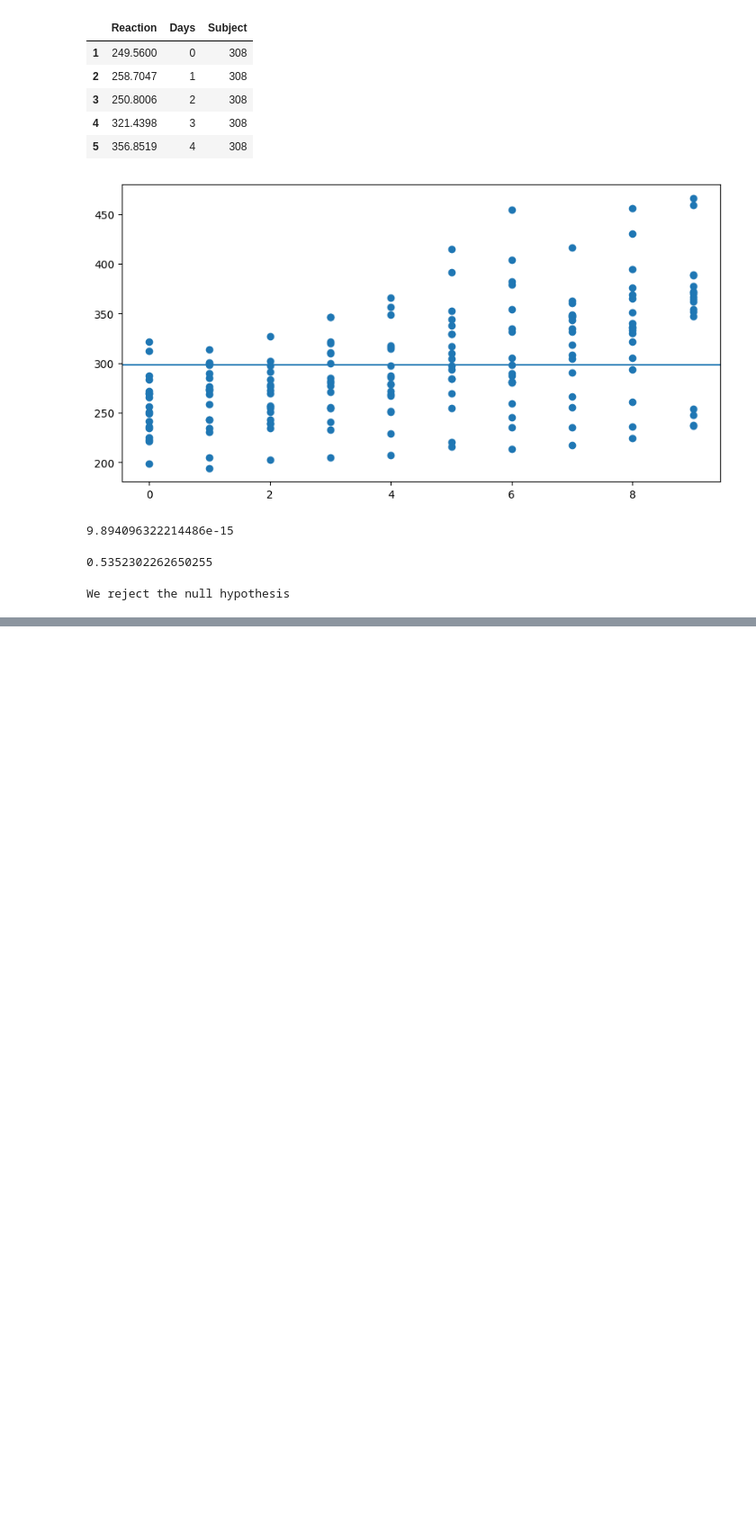
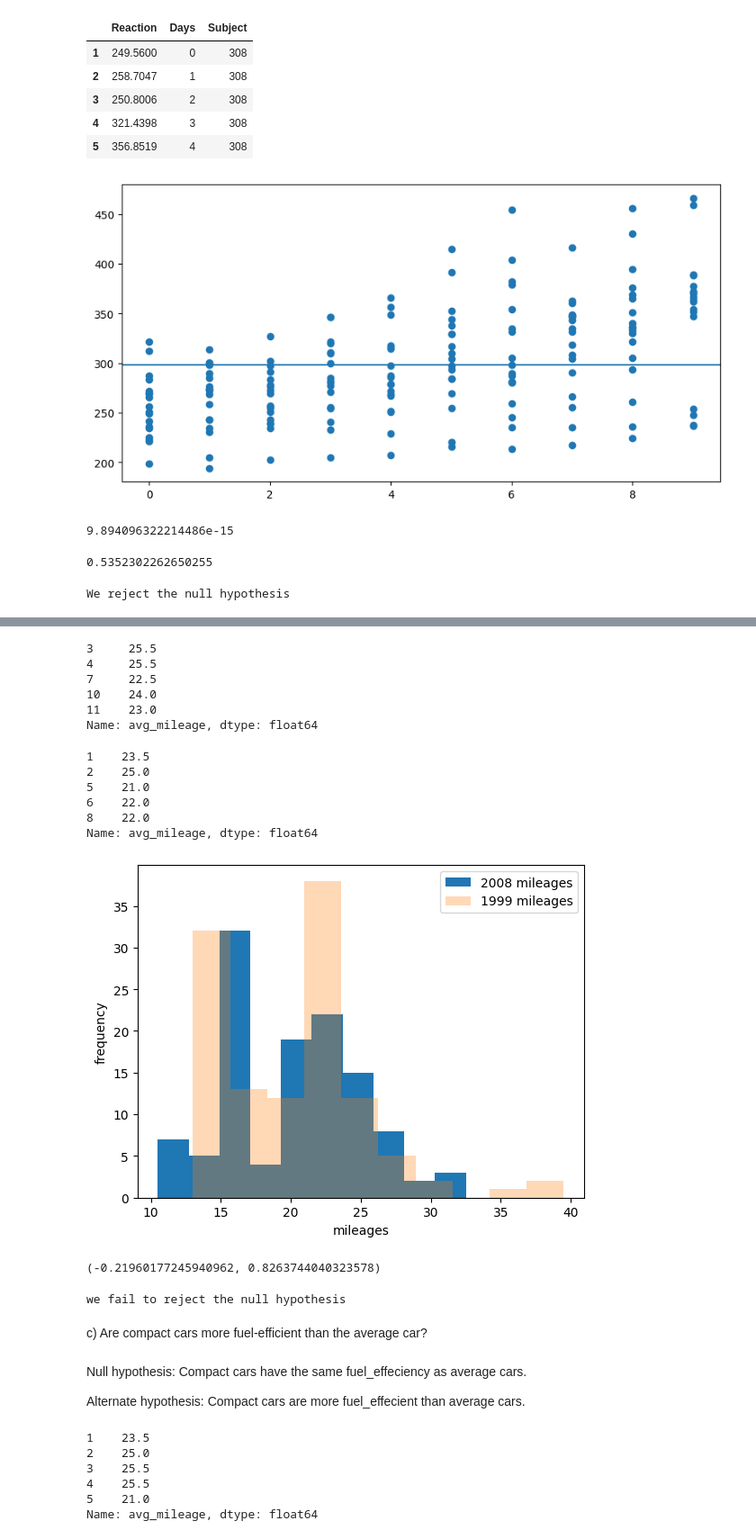
Before and after one commit to TheodoreQuansah/statistics-exercises, a Jupyter notebook: hypothesis_testing.ipynb, the cells around one changed output, grey strips where cells are left out. Shown: that part at 90% size. Cells and saved outputs as stored; diff of their text form; code cells hidden in the pictures; blank space fills up the shorter version.

```diff
--- a/hypothesis_testing.ipynb
+++ b/hypothesis_testing.ipynb
@@ -522,0 +720,4 @@ We reject the null hypothesis
+# %%
+#loading the mpg dataset
+mpg = data('mpg')
+mpg.head()
@@ -522,0 +737,4 @@ We reject the null hypothesis
+# %%
+#creating a new column, avg_mileage from the mean of the cty and hwy columns
+mpg['avg_mileage'] = (mpg.cty + mpg.hwy)/2
+mpg.head()
@@ -522,0 +748,66 @@ We reject the null hypothesis
+# %%
+#assigning all the average mileages from cars produced in 2008 to cars_08
+cars_08 = mpg[mpg['year'] == 2008].avg_mileage
+cars_08.head()
+# %% [output]
+3     25.5
+4     25.5
+7     22.5
+10    24.0
+11    23.0
+Name: avg_mileage, dtype: float64
+# %%
+#assigning all the average mileages from cars produced in 1999 to cars_99
+cars_99 = mpg[mpg['year'] == 1999].avg_mileage
+cars_99.head()
+# %% [output]
+1    23.5
+2    25.0
+5    21.0
+6    22.0
+8    22.0
+Name: avg_mileage, dtype: float64
+# %%
+#creating a histogram from cars_08 and cars_99
+plt.hist(cars_08, label = '2008 mileages')
+plt.hist(cars_99, label = '1999 mileages', alpha = 0.3)
+plt.xlabel('mileages')
+plt.ylabel('frequency')
+plt.legend()
+plt.show()
+# %% [output]
+[figure, added]
+# %%
+#using the ttest_ind() function to perform an independent two-sample t-test.
+t_cars, p_cars = stats.ttest_ind(cars_08, cars_99)
+t_cars, p_cars
+# %% [output]
+(-0.21960177245940962, 0.8263744040323578)
+# %%
+#hypothesis test
+a = 0.05
+
+if t_cars > 0 and (p_cars/2 < a):
+    print('we reject the null hypothesis')
+
+else:
+    print('we fail to reject the null hypothesis')
+# %% [output]
+we fail to reject the null hypothesis
+# %% [markdown]
+c) Are compact cars more fuel-efficient than the average car?
+# %% [markdown]
+Null hypothesis: Compact cars have the same fuel_effeciency as average cars.
+
+Alternate hypothesis: Compact cars are more fuel_effecient than average cars.
+# %%
+#assigning all the average mileages from compact cars to com_cars
+com_cars = mpg[mpg['class'] == 'compact'].avg_mileage
+com_cars.head()
+# %% [output]
+1    23.5
+2    25.0
+3    25.5
+4    25.5
+5    21.0
+Name: avg_mileage, dtype: float64
```
Also changed, not shown: parts of 105 cells of this notebook.
